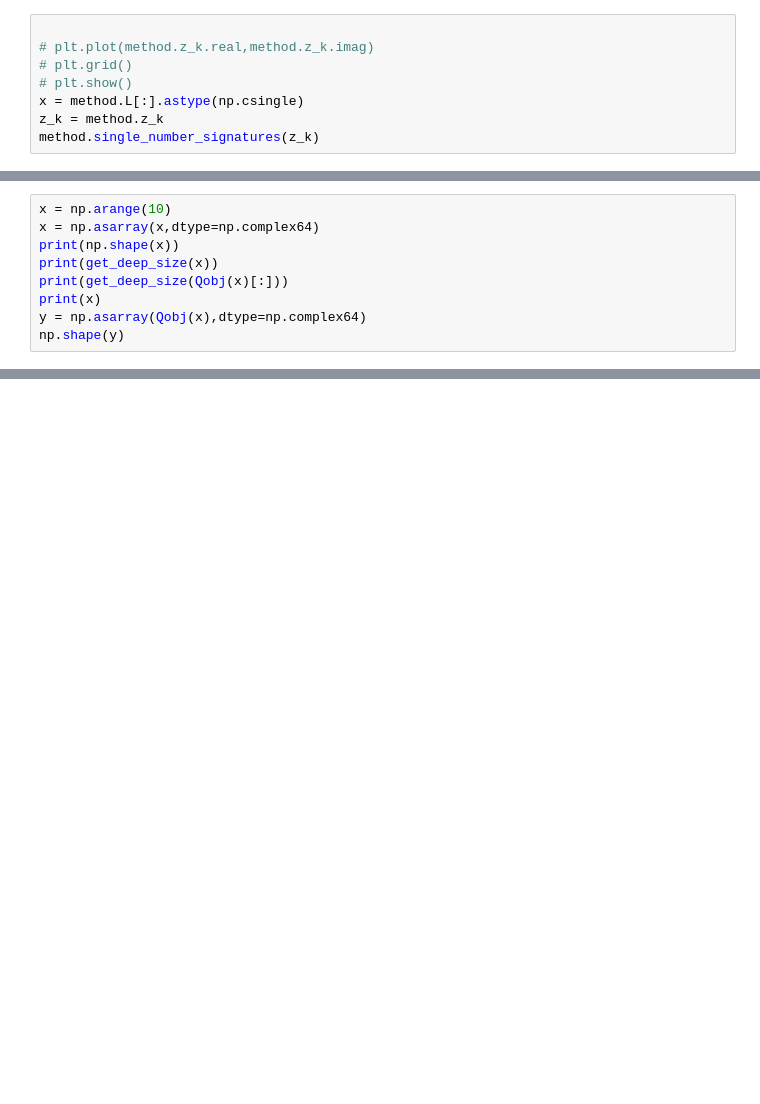
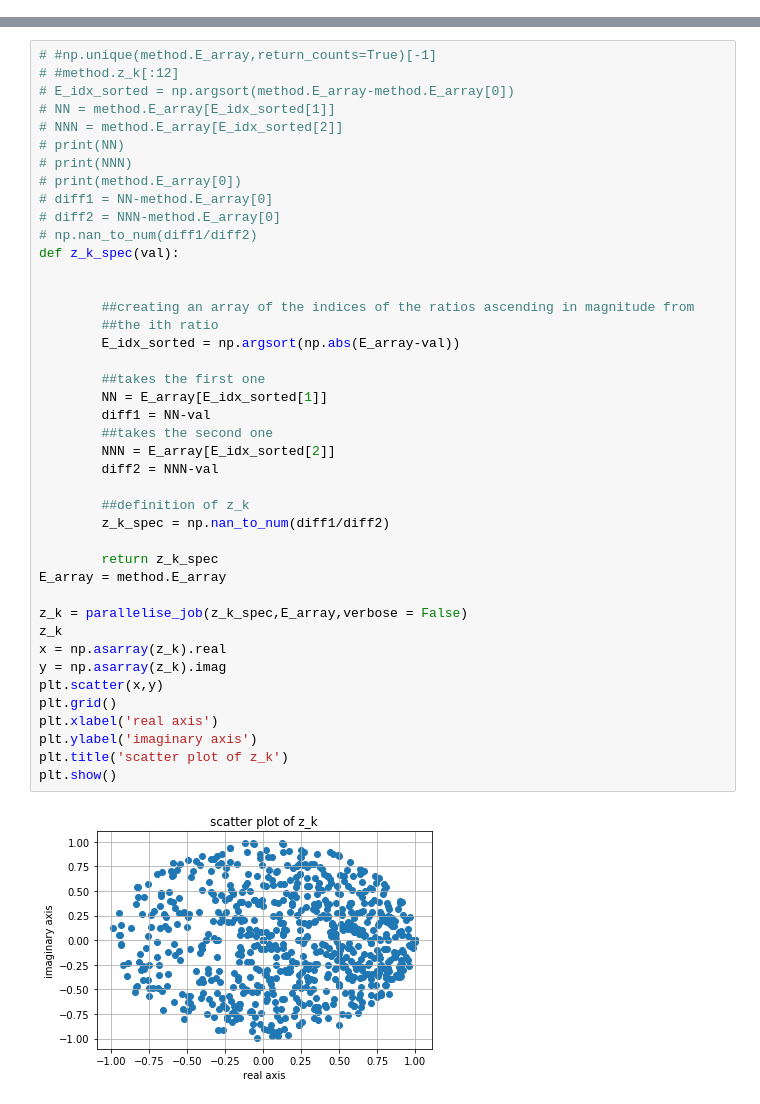
Before and after one commit to DavidStrachan1/Level-Statistics-of-Open-quantum-floquet-systems, a Jupyter notebook: Approach from time independent Lindbladian-checkpoint.ipynb, the cells around one changed output, grey strips where cells are left out. Drawn from its saved outputs; the diff is of its cells as text; blank space fills up the shorter version.

```diff
--- a/Approach from time independent Lindbladian-checkpoint.ipynb
+++ b/Approach from time independent Lindbladian-checkpoint.ipynb
@@ -264,8 +29,0 @@ mean theta = -0.0070382332629045944
-# %%
-
-# plt.plot(method.z_k.real,method.z_k.imag)
-# plt.grid()
-# plt.show()
-x = method.L[:].astype(np.csingle)
-z_k = method.z_k
-method.single_number_signatures(z_k)
@@ -352,9 +29,0 @@ AttributeError: 'list' object has no attribute 'dag'
-# %%
-x = np.arange(10)
-x = np.asarray(x,dtype=np.complex64)
-print(np.shape(x))
-print(get_deep_size(x))
-print(get_deep_size(Qobj(x)[:]))
-print(x)
-y = np.asarray(Qobj(x),dtype=np.complex64)
-np.shape(y)
@@ -366,0 +634,44 @@ np.shape(y)
+# %%
+# #np.unique(method.E_array,return_counts=True)[-1]
+# #method.z_k[:12]
+# E_idx_sorted = np.argsort(method.E_array-method.E_array[0])
+# NN = method.E_array[E_idx_sorted[1]]
+# NNN = method.E_array[E_idx_sorted[2]]
+# print(NN)
+# print(NNN)
+# print(method.E_array[0])
+# diff1 = NN-method.E_array[0]
+# diff2 = NNN-method.E_array[0]
+# np.nan_to_num(diff1/diff2)
+def z_k_spec(val):
+
+
+        ##creating an array of the indices of the ratios ascending in magnitude from
+        ##the ith ratio
+        E_idx_sorted = np.argsort(np.abs(E_array-val))
+
+        ##takes the first one
+        NN = E_array[E_idx_sorted[1]]
+        diff1 = NN-val
+        ##takes the second one
+        NNN = E_array[E_idx_sorted[2]]
+        diff2 = NNN-val
+
+        ##definition of z_k
+        z_k_spec = np.nan_to_num(diff1/diff2)
+
+        return z_k_spec
+E_array = method.E_array
+
+z_k = parallelise_job(z_k_spec,E_array,verbose = False)
+z_k
+x = np.asarray(z_k).real
+y = np.asarray(z_k).imag
+plt.scatter(x,y)
+plt.grid()
+plt.xlabel('real axis')
+plt.ylabel('imaginary axis')
+plt.title('scatter plot of z_k')
+plt.show()
+# %% [output]
+[figure, added]
```
Also changed, not shown: parts of 33 cells of this notebook.
